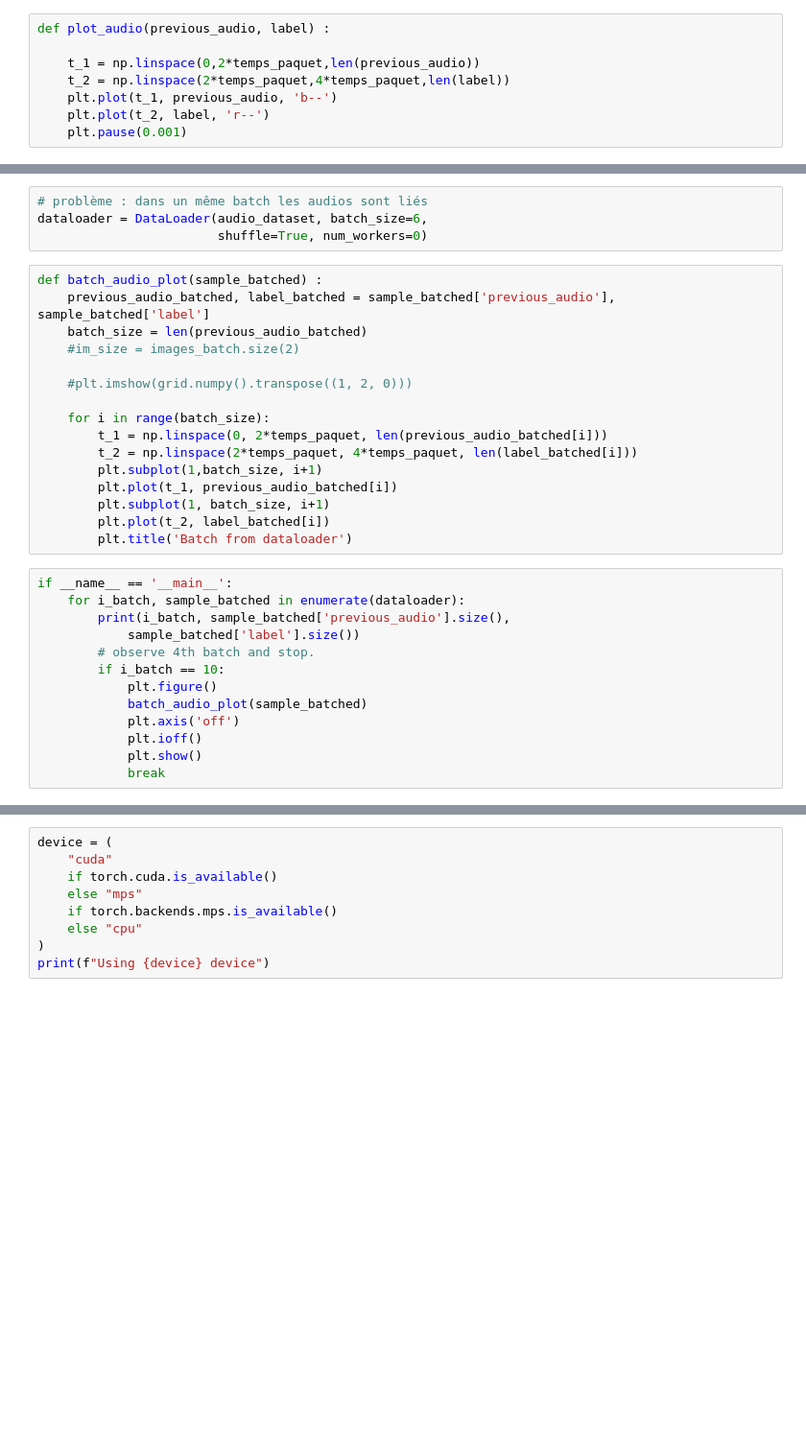
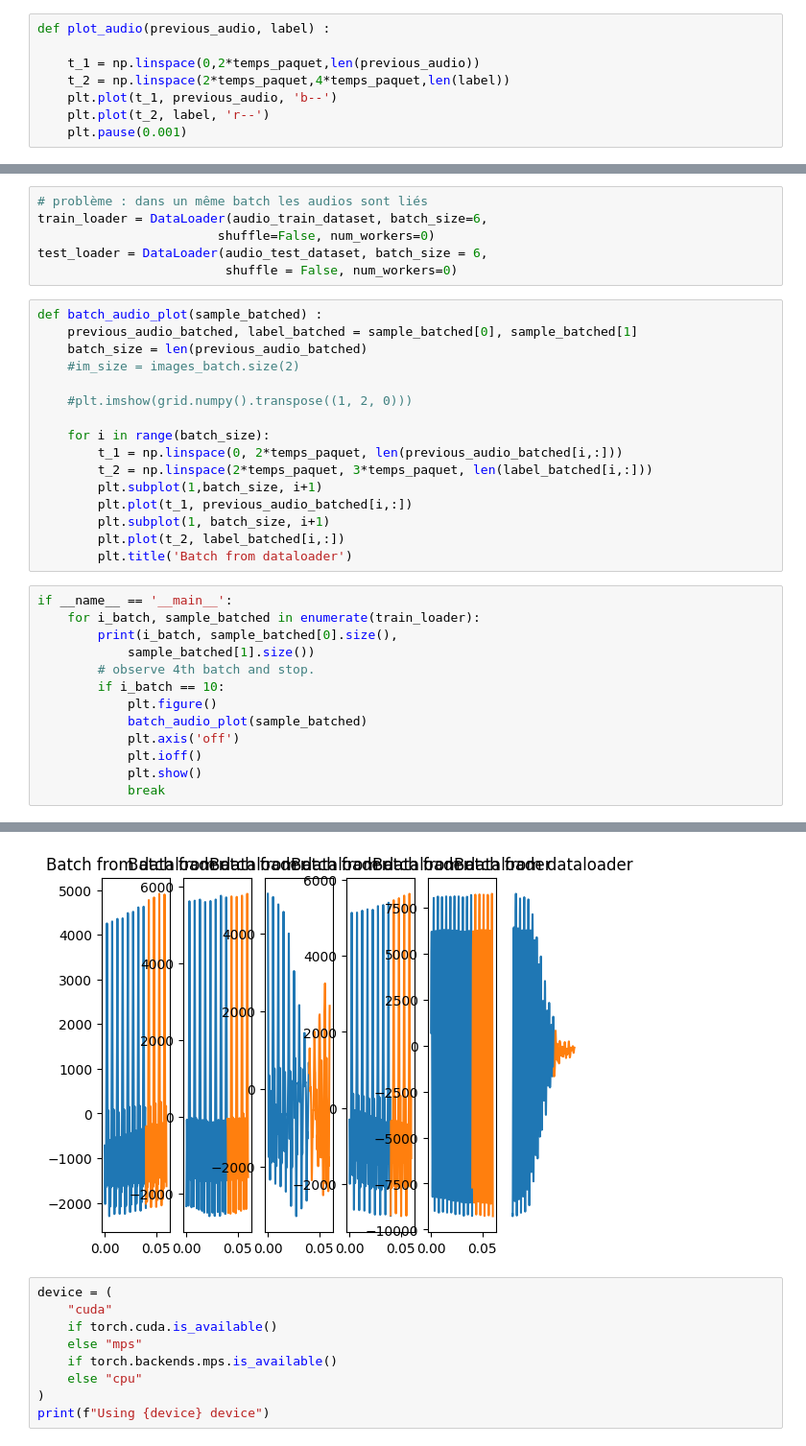
Before and after one commit to nicorousseau/Data-Sophia-, a Jupyter notebook: cnn_test.ipynb, the cells around one changed output, grey strips where cells are left out. Shown: that part at 96% size. Saved outputs shown, nothing was run; the diff lists cells and outputs as text; blank space fills up the shorter version.

```diff
--- a/cnn_test.ipynb
+++ b/cnn_test.ipynb
@@ -187,28 +205,30 @@ ValueError: not enough values to unpack (expected 3, got 2)
 # %%
 # problème : dans un même batch les audios sont liés
-dataloader = DataLoader(audio_dataset, batch_size=6,
-                        shuffle=True, num_workers=0)
+train_loader = DataLoader(audio_train_dataset, batch_size=6,
+                        shuffle=False, num_workers=0)
+test_loader = DataLoader(audio_test_dataset, batch_size = 6,
+                         shuffle = False, num_workers=0)
 # %%
 def batch_audio_plot(sample_batched) :
-    previous_audio_batched, label_batched = sample_batched['previous_audio'], sample_batched['label']
+    previous_audio_batched, label_batched = sample_batched[0], sample_batched[1]
     batch_size = len(previous_audio_batched)
     #im_size = images_batch.size(2)
 
     #plt.imshow(grid.numpy().transpose((1, 2, 0)))
 
     for i in range(batch_size):
-        t_1 = np.linspace(0, 2*temps_paquet, len(previous_audio_batched[i]))
-        t_2 = np.linspace(2*temps_paquet, 4*temps_paquet, len(label_batched[i]))
+        t_1 = np.linspace(0, 2*temps_paquet, len(previous_audio_batched[i,:]))
+        t_2 = np.linspace(2*temps_paquet, 3*temps_paquet, len(label_batched[i,:]))
         plt.subplot(1,batch_size, i+1)
-        plt.plot(t_1, previous_audio_batched[i])
+        plt.plot(t_1, previous_audio_batched[i,:])
         plt.subplot(1, batch_size, i+1)
-        plt.plot(t_2, label_batched[i])
+        plt.plot(t_2, label_batched[i,:])
         plt.title('Batch from dataloader')
 # %%
 if __name__ == '__main__':
-    for i_batch, sample_batched in enumerate(dataloader):
-        print(i_batch, sample_batched['previous_audio'].size(),
-            sample_batched['label'].size())
+    for i_batch, sample_batched in enumerate(train_loader):
+        print(i_batch, sample_batched[0].size(),
+            sample_batched[1].size())
         # observe 4th batch and stop.
         if i_batch == 10:
             plt.figure()
@@ -222,3 +252,4 @@ TypeError: list indices must be integers or slices, not str
+[figure, added]
 # %%
 device = (
     "cuda"
```
Also changed, not shown: parts of 19 cells of this notebook, 2 other files.
